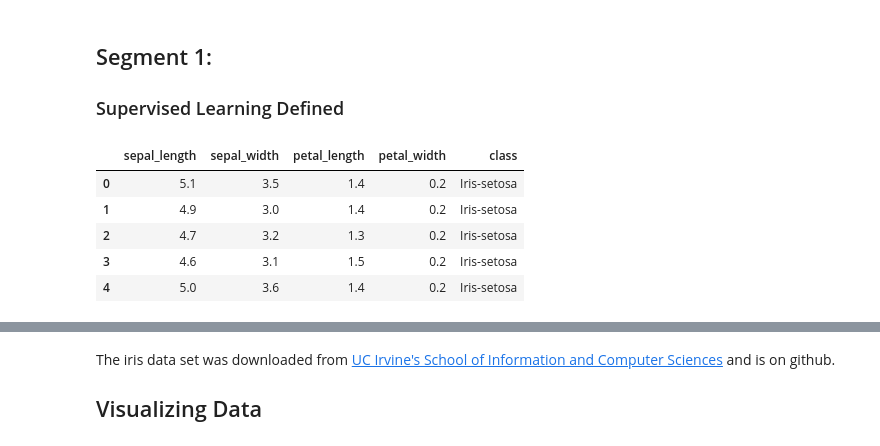
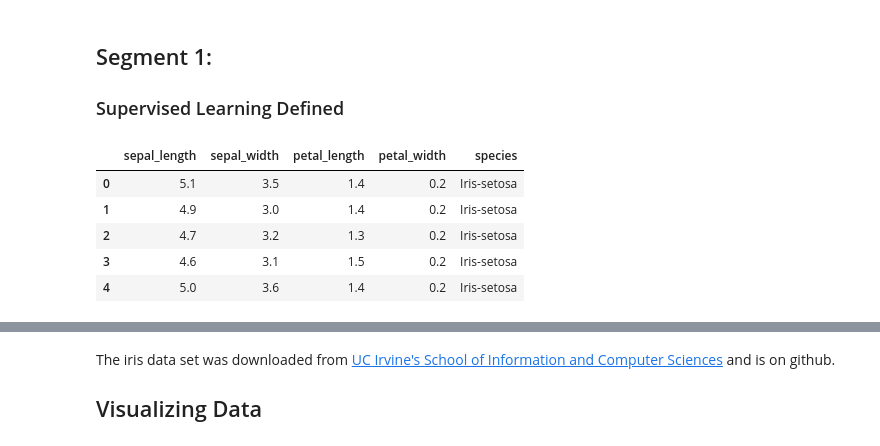
Before and after one commit to aniverb/LiveOnlineTraining, a Jupyter notebook: Supervised/definition.ipynb, the cells around one changed output, grey strips where cells are left out. Drawn from its saved outputs; the diff is of its cells as text; code cells hidden in the pictures.

```diff
--- a/Supervised/definition.ipynb
+++ b/Supervised/definition.ipynb
@@ -14,13 +11,13 @@ import matplotlib.pyplot as plt
 from ggplot import *
 # %%
 # define column names
-names = ['sepal_length', 'sepal_width', 'petal_length', 'petal_width', 'class']
+names = ['sepal_length', 'sepal_width', 'petal_length', 'petal_width', 'species']
 
 # loading training data
 iris = pd.read_csv('iris.data', header=None, names=names)
 iris.head()
 # %% [output]
-|  | sepal_length | sepal_width | petal_length | petal_width | class |
+|  | sepal_length | sepal_width | petal_length | petal_width | species |
 | 0 | 5.1 | 3.5 | 1.4 | 0.2 | Iris-setosa |
 | 1 | 4.9 | 3.0 | 1.4 | 0.2 | Iris-setosa |
 | 2 | 4.7 | 3.2 | 1.3 | 0.2 | Iris-setosa |
```
Also changed, not shown: parts of 4 cells of this notebook, 3 other files.
